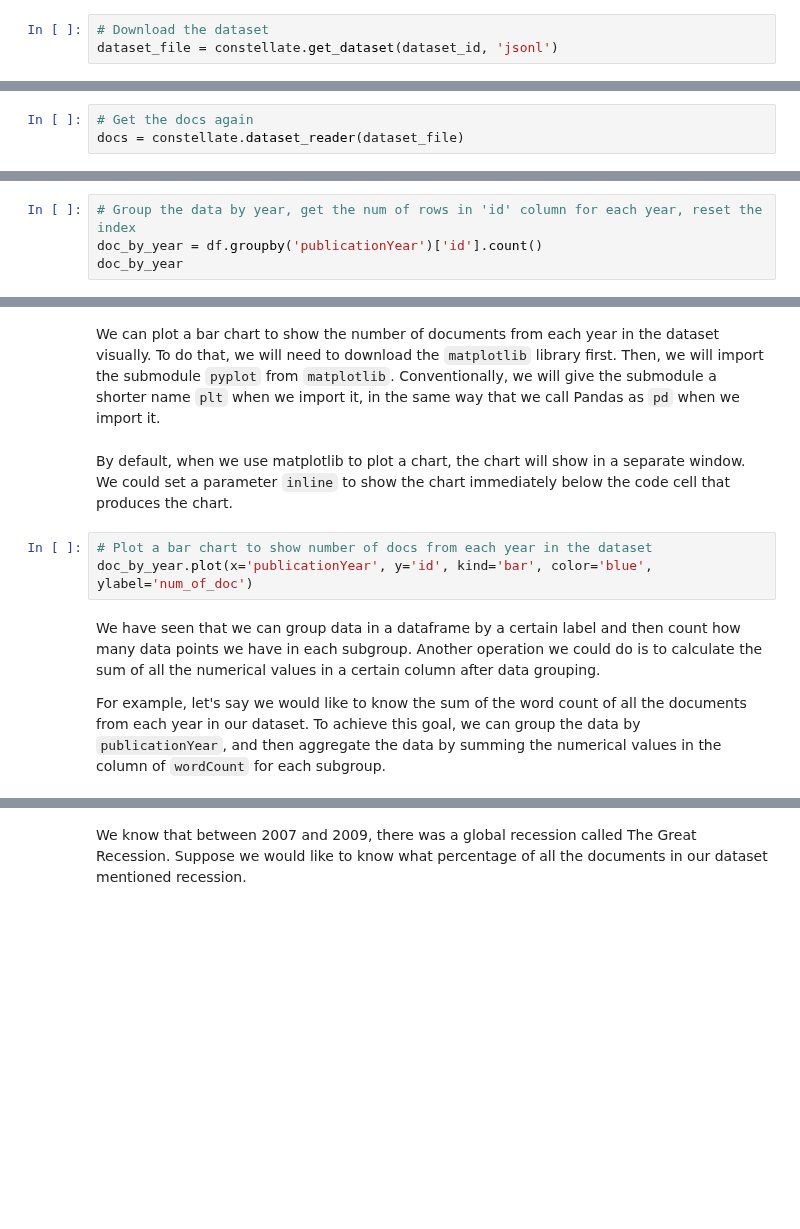
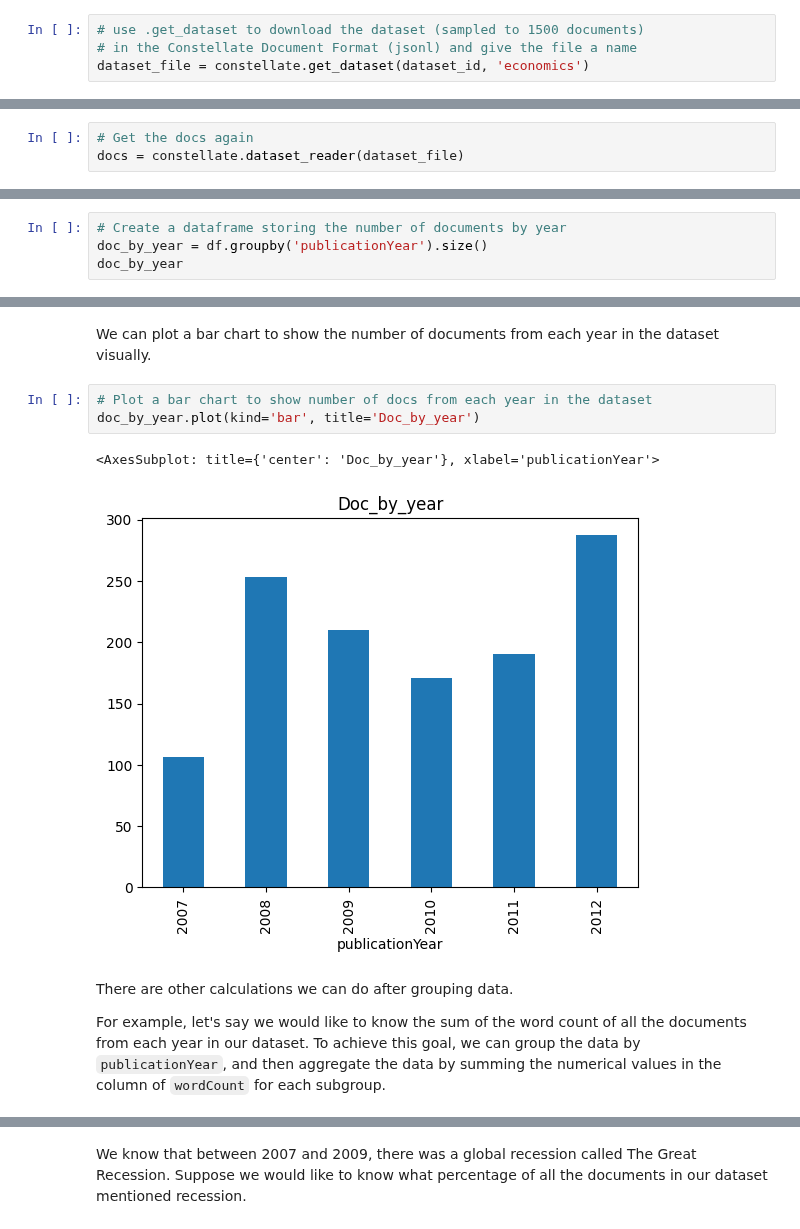
Before and after one commit to ithaka/constellate-notebooks, a Jupyter notebook: pandas-3.ipynb, the cells around one changed output, grey strips where cells are left out. Saved outputs shown, nothing was run; the diff lists cells and outputs as text; blank space fills up the shorter version.

```diff
--- a/pandas-3.ipynb
+++ b/pandas-3.ipynb
@@ -51,5 +60,6 @@ The dataset we are going to use for today's lesson is the documents from JSTOR a
 # from the JSTOR about economics published between 2007-2012
 dataset_id = 'f7390385-7fc6-5dde-bcdf-79724bb916e5'
 # %%
-# Download the dataset
-dataset_file = constellate.get_dataset(dataset_id, 'jsonl')
+# use .get_dataset to download the dataset (sampled to 1500 documents)
+# in the Constellate Document Format (jsonl) and give the file a name
+dataset_file = constellate.get_dataset(dataset_id, 'economics')
@@ -115,4 +217,4 @@ df.groupby('publicationYear').count()
 # %%
-# Group the data by year, get the num of rows in 'id' column for each year, reset the index
-doc_by_year = df.groupby('publicationYear')['id'].count()
+# Create a dataframe storing the number of documents by year
+doc_by_year = df.groupby('publicationYear').size()
 doc_by_year
@@ -119,12 +230,13 @@ doc_by_year
 # %% [markdown]
-We can plot a bar chart to show the number of documents from each year in the dataset visually. To do that, we will need to download the `matplotlib` library first. Then, we will import the submodule `pyplot` from `matplotlib`. Conventionally, we will give the submodule a shorter name `plt` when we import it, in the same way that we call Pandas as `pd` when we import it.
+We can plot a bar chart to show the number of documents from each year in the dataset visually.
-# %% [markdown]
-By default, when we use matplotlib to plot a chart, the chart will show in a separate window. We could set a parameter `inline` to show the chart immediately below the code cell that produces the chart.
 # %%
 # Plot a bar chart to show number of docs from each year in the dataset
-doc_by_year.plot(x='publicationYear', y='id', kind='bar', color='blue', ylabel='num_of_doc')
+doc_by_year.plot(kind='bar', title='Doc_by_year')
+# %% [output]
+<AxesSubplot: title={'center': 'Doc_by_year'}, xlabel='publicationYear'>
+[figure, added]
 # %% [markdown]
-We have seen that we can group data in a dataframe by a certain label and then count how many data points we have in each subgroup. Another operation we could do is to calculate the sum of all the numerical values in a certain column after data grouping.
+There are other calculations we can do after grouping data.
 
 For example, let's say we would like to know the sum of the word count of all the documents from each year in our dataset. To achieve this goal, we can group the data by `publicationYear`, and then aggregate the data by summing the numerical values in the column of `wordCount` for each subgroup.
 # %%
```
Also changed, not shown: parts of 40 cells of this notebook.
